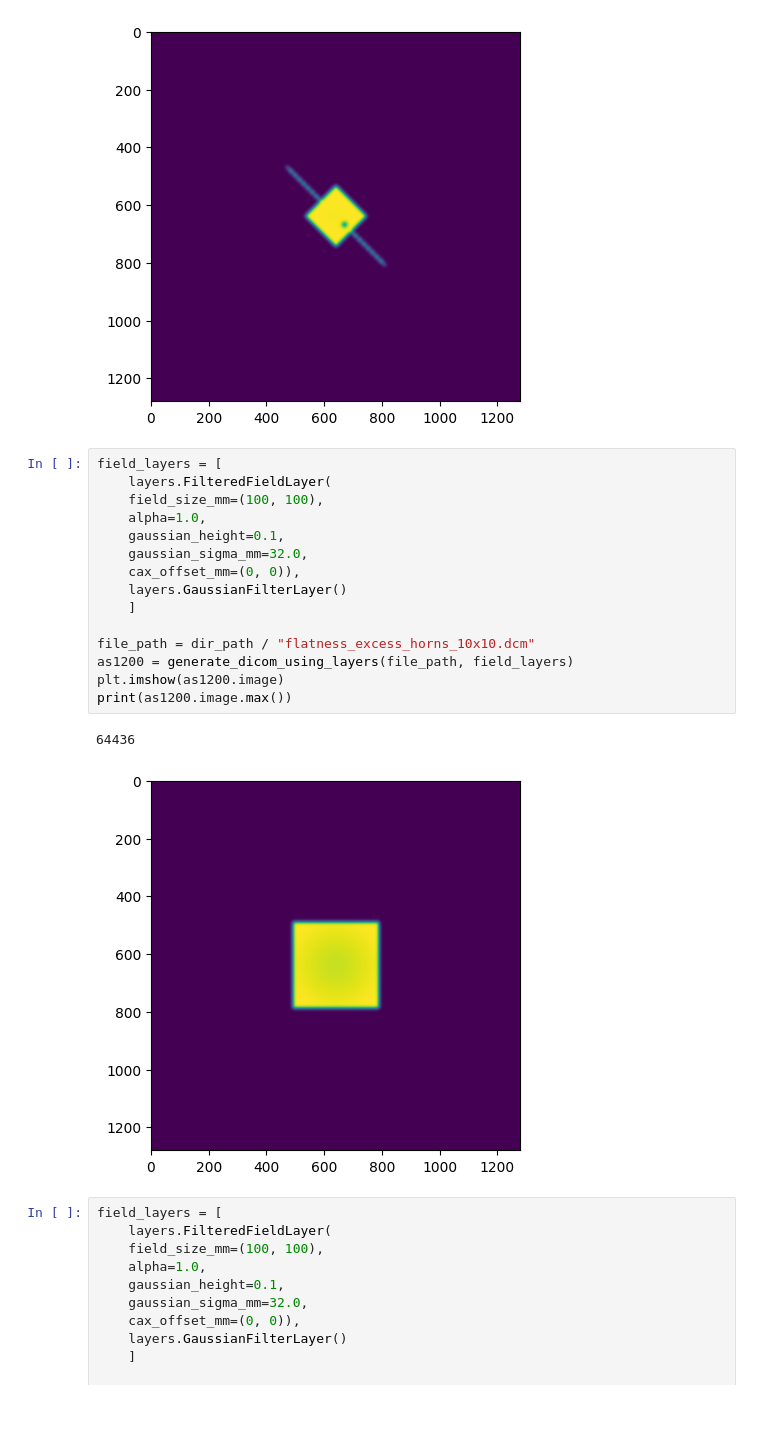
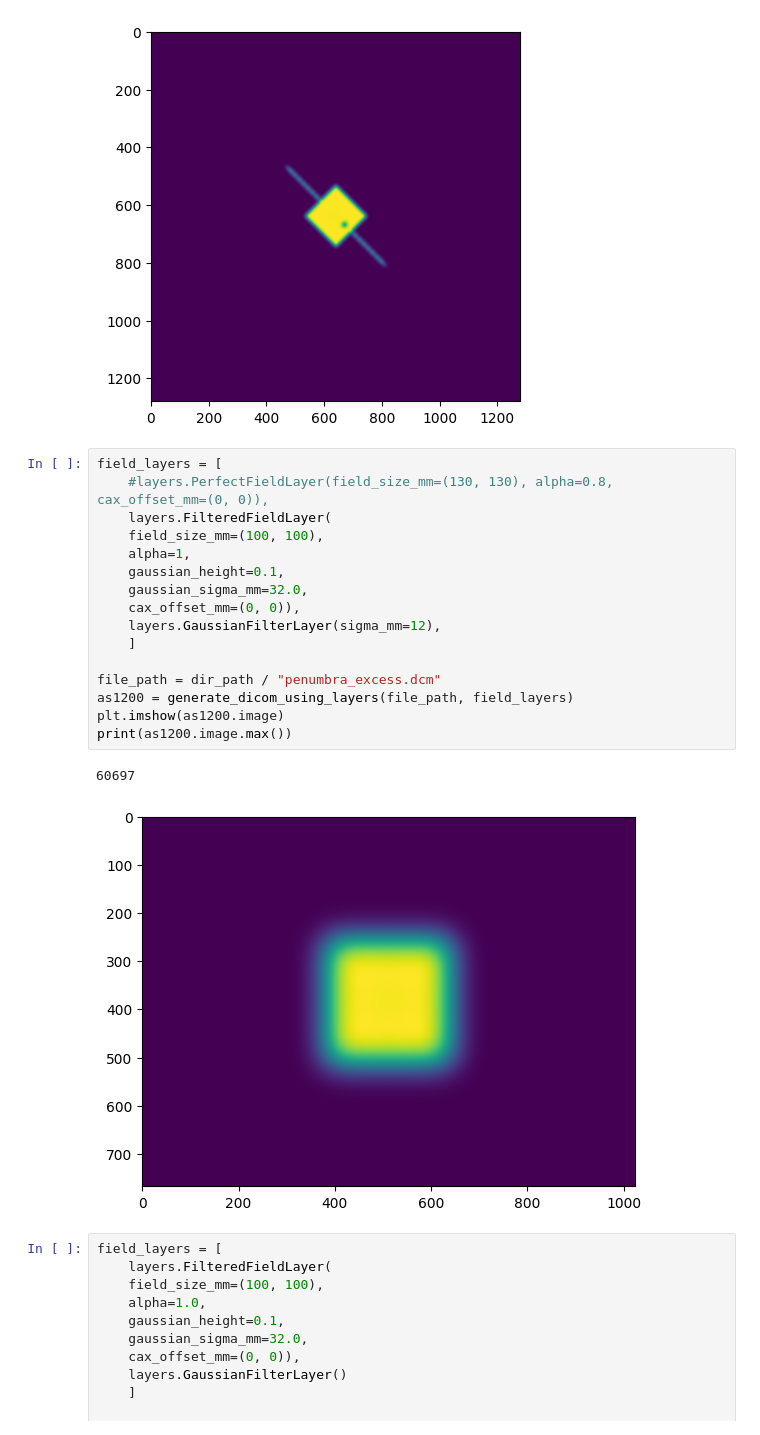
Before and after one commit to crcrewso/FauxPID, a Jupyter notebook: src/linacdicomimagesuite/create_image.ipynb, the cells around one changed output. Cells and saved outputs as stored; diff of their text form.

```diff
--- a/src/linacdicomimagesuite/create_image.ipynb
+++ b/src/linacdicomimagesuite/create_image.ipynb
@@ -118,22 +118,23 @@ plt.imshow(simulator_instance.image)
 [figure]
 # %%
 field_layers = [
+    #layers.PerfectFieldLayer(field_size_mm=(130, 130), alpha=0.8, cax_offset_mm=(0, 0)),
     layers.FilteredFieldLayer(
     field_size_mm=(100, 100),
-    alpha=1.0,
+    alpha=1,
     gaussian_height=0.1,
     gaussian_sigma_mm=32.0,
     cax_offset_mm=(0, 0)),
-    layers.GaussianFilterLayer()
+    layers.GaussianFilterLayer(sigma_mm=12),
     ]
 
-file_path = dir_path / "flatness_excess_horns_10x10.dcm"
+file_path = dir_path / "penumbra_excess.dcm"
 as1200 = generate_dicom_using_layers(file_path, field_layers)
 plt.imshow(as1200.image)
 print(as1200.image.max())
 # %% [output]
-64436
+60697
-[figure, old version]
+[figure, new version]
 # %%
 field_layers = [
     layers.FilteredFieldLayer(
```
Also changed, not shown: 3 other files.
